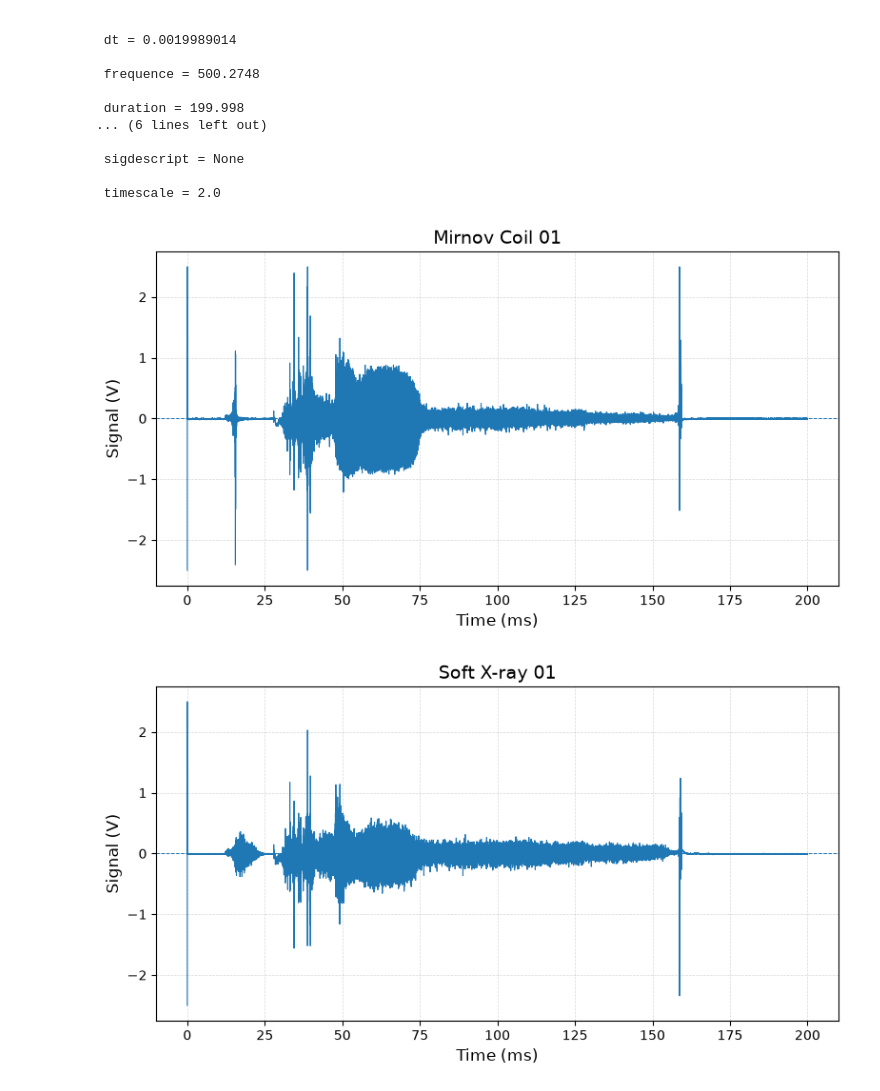
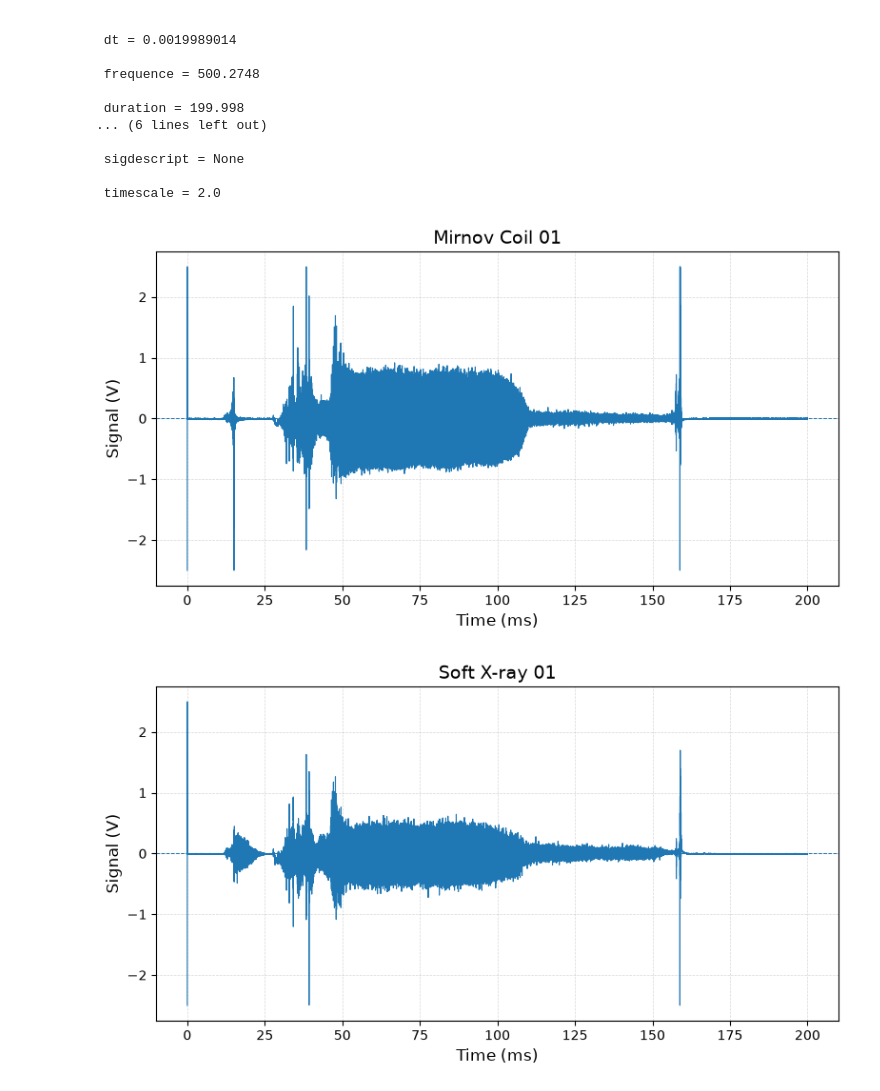
Before and after one commit to gabrielh-126/project-tcabr-island2x1, a Jupyter notebook: src/mdsplus_first_acess.ipynb, the cells around one changed output. Saved outputs shown, nothing was run; the diff lists cells and outputs as text; code cells hidden in the pictures.

Commit message:
Added STFT spectrum and integrated Mirnov spectrum, and changed the shot where the diagnostics are acquired to mdsplus_first_acess.ipnyb

```diff
--- a/src/mdsplus_first_acess.ipynb
+++ b/src/mdsplus_first_acess.ipynb
@@ -102,25 +103,25 @@ for key, value in info.items():
 # %%
 no_mirnov = r"\TCABR_SHOT::TOP.ACQSIGNALS.BBMRNVN01.signal"
 
-time, signal = channel_load(33668, no_mirnov)
+time, signal = channel_load(33777, no_mirnov)
 
 plt.figure(figsize=(8, 4.5))
 
 plt.xlabel("Time (ms)", fontsize=12)
 plt.ylabel("Signal (V)", fontsize=12)
 plt.title(r"Mirnov Coil 01", fontsize=14)
 plt.plot(time, signal, linewidth=0.8)
 plt.axhline(0, linewidth=0.7, linestyle="--")
 plt.grid(True, linestyle="--", linewidth=0.5, alpha=0.5)
 plt.tick_params(axis="both", labelsize=10)
 plt.tight_layout()
 plt.show()
 # %% [output]
-[figure, old version]
+[figure, new version]
 # %%
 no_sxr= r"\TCABR_SHOT::TOP.ACQSIGNALS.SOFTXR001.signal"
 
-time, signal = channel_load(33668, no_sxr)
+time, signal = channel_load(33777, no_sxr)
 
 plt.figure(figsize=(8, 4.5))
 
@@ -134,7 +135,7 @@ plt.tick_params(axis="both", labelsize=10)
 plt.tight_layout()
 plt.show()
 # %% [output]
-[figure, old version]
+[figure, new version]
 # %%
 no_halpha= r"\TCABR_SHOT::TOP.ACQSIGNALS.HALFAREF0.signal"
 
```
Also changed, not shown: parts of 4 cells of this notebook.
